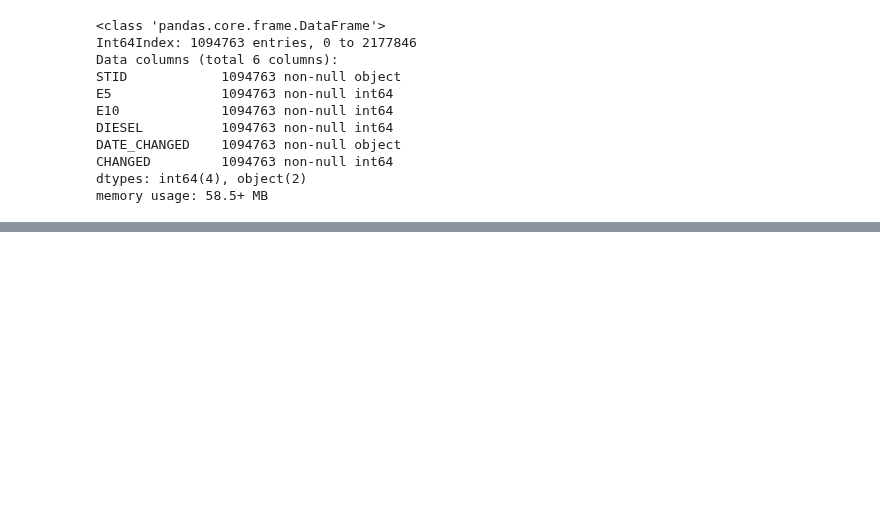
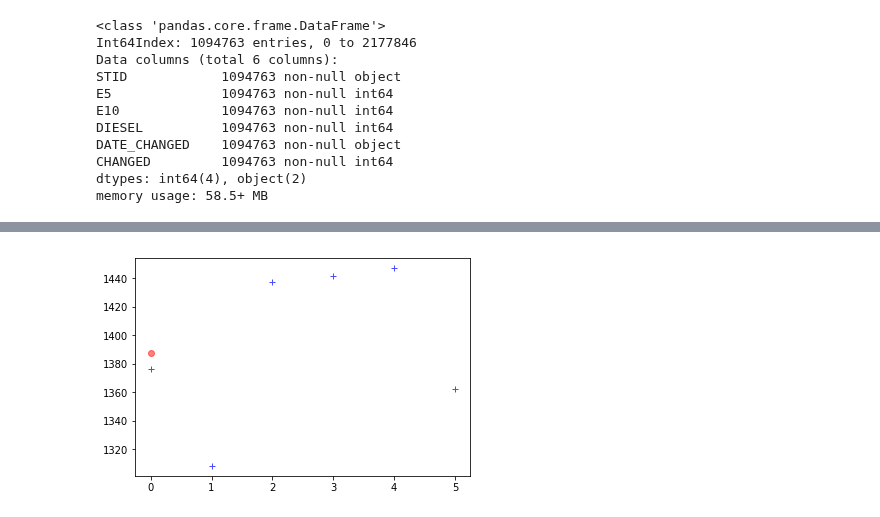
Before and after one commit to sumittomer/Data-Science-Lecture, a Jupyter notebook: Python Code.ipynb, the cells around one changed output, grey strips where cells are left out. Saved outputs shown, nothing was run; the diff lists cells and outputs as text; code cells hidden in the pictures; blank space fills up the shorter version.

```diff
--- a/Python Code.ipynb
+++ b/Python Code.ipynb
@@ -209,0 +242,6 @@ memory usage: 58.5+ MB
+# %%
+num_test = 0.50
+X = meanprice[0:7]
+Y = meanprice[8:15]
+# %%
+X_train_org, X_test_org, y_train, y_test = train_test_split(X,Y, test_size = 0.07, random_state = 10)
@@ -209,0 +258,4 @@ memory usage: 58.5+ MB
+# %%
+from sklearn.linear_model import LinearRegression
+lr = LinearRegression()
+lr.fit(X_train_org,y_train)
@@ -209,0 +270,16 @@ memory usage: 58.5+ MB
+# %%
+from sklearn import metrics
+import numpy as np
+predictions = lr.predict(X_test_org)
+print('House prediction dataset')
+print('linear model intercept: {}'
+     .format(lr.intercept_))
+print('R-squared score (training): {:.3f}'
+     .format(lr.score(X_train_org, y_train)))
+print('R-squared score (test): {:.3f}'
+     .format(lr.score(X_test_org, y_test)))
+print('MAE for test data set:', metrics.mean_absolute_error(y_test, predictions))
+print('MSE for test data set :', metrics.mean_squared_error(y_test, predictions))
+print('RMSE for test data set:', np.sqrt(metrics.mean_squared_error(y_test, predictions)))
+y_predict_df = pd.DataFrame(lr.predict(X_test_org))
+y_predict_df.head(5)
@@ -209,0 +296,6 @@ memory usage: 58.5+ MB
+# %%
+plt.plot(y_train[0:15], '+', color ='blue', alpha=0.7)
+plt.plot(predictions[0:15], 'ro', color ='red', alpha=0.5)
+plt.show()
+# %% [output]
+[figure, added]
```
Also changed, not shown: parts of 9 cells of this notebook.
